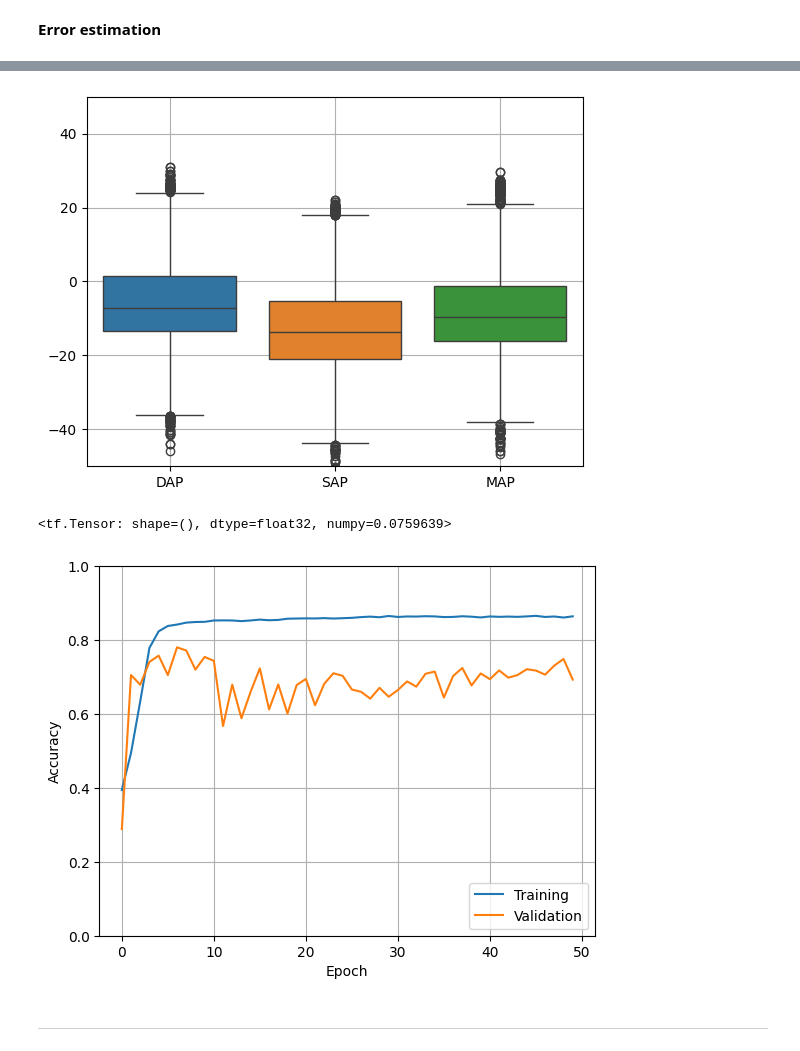
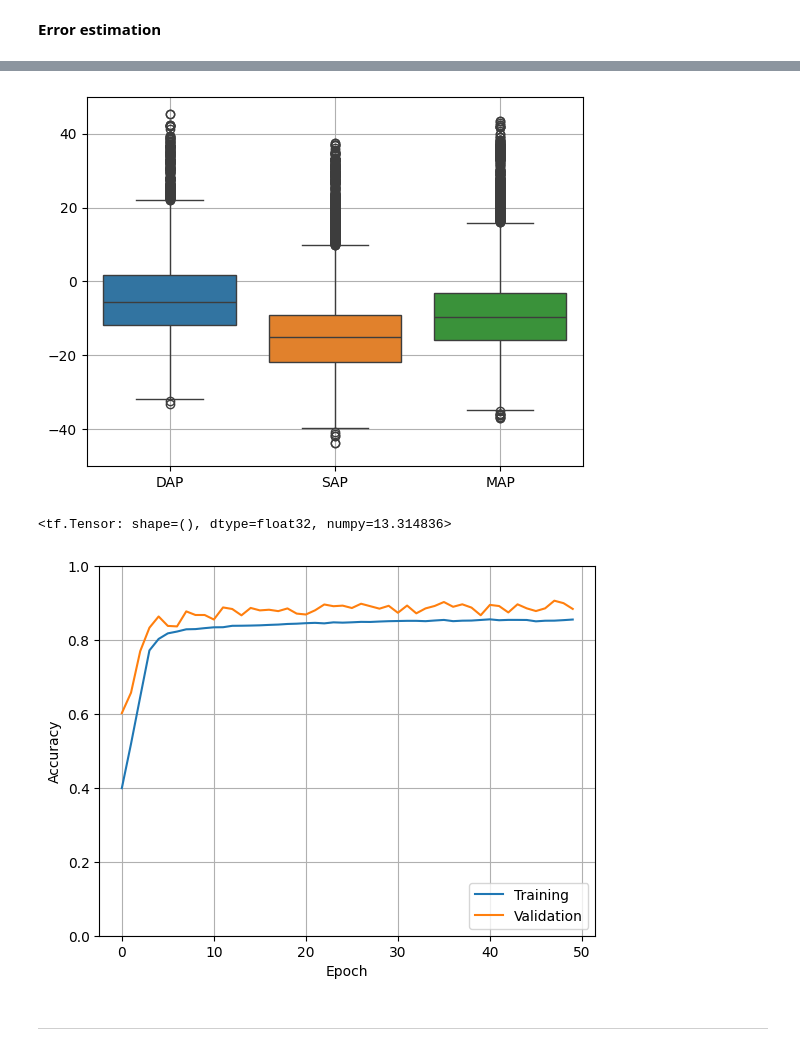
Before and after one commit to EITLabworks/In-Vivo-Data-Driven-Aortic-Pressure-Estimation-from-EIT, a Jupyter notebook: mapper_kerastuner.ipynb, the cells around one changed output, grey strips where cells are left out. Drawn from its saved outputs; the diff is of its cells as text; code cells hidden in the pictures.

```diff
--- a/mapper_kerastuner.ipynb
+++ b/mapper_kerastuner.ipynb
@@ -127,19 +127,12 @@ def build_model(hp):
         # stride dim (0,1)
         hp_strides_0 = hp.Int("units_0_" + str(i), min_value=1, max_value=4, step=1)
         hp_strides_1 = hp.Int("units_1_" + str(i), min_value=2, max_value=4, step=1)
-        hp_activation = hp.Choice(
-            "activation_" + str(i), values=["relu", "elu", "tanh"]
-        )
+        hp_activation = hp.Choice("activation_" + str(i), values=['relu','elu','tanh'])
         hp_dropout = hp.Float("dropout_" + str(i), 0, 1.0, step=0.1)
 
         # create layer
         model.add(
-            keras.layers.Conv2D(
-                hp_units,
-                hp_kernel,
-                strides=(hp_strides_0, hp_strides_1),
-                padding="same",
-            )
+            keras.layers.Conv2D(hp_units, hp_kernel, strides=(hp_strides_0, hp_strides_1), padding="same")
         )
         model.add(keras.layers.BatchNormalization())
         model.add(tf.keras.layers.Activation(hp_activation))
@@ -149,25 +142,23 @@ def build_model(hp):
     # output layer.
     model.add(keras.layers.Dense(output_dim, activation="linear"))
 
-    hp_learning_rate = hp.Choice("learning_rate", values=[1e-2, 1e-3, 1e-4, 1e-5])
+    hp_learning_rate = hp.Choice("learning_rate", values=[1e-2, 1e-3, 1e-4,1e-5])
 
-    model.compile(
-        optimizer=keras.optimizers.Adam(learning_rate=hp_learning_rate),
-        loss=keras.losses.MeanAbsoluteError(),
-        # loss=keras.losses.MeanSquaredError(),
-        metrics=["accuracy"],
-    )
+    model.compile(optimizer=keras.optimizers.Adam(learning_rate=hp_learning_rate),
+                  loss=keras.losses.MeanAbsoluteError(),
+                  # loss=keras.losses.MeanSquaredError(),
+                  metrics=["accuracy"])
     print(model.summary())
 
     return model
 # %%
 tuner = kt.Hyperband(
     build_model,
-    objective="val_accuracy",
+    objective='val_accuracy',
     max_epochs=50,
     factor=2,
-    directory="mapper_tuning",
-    project_name="mapper_tuning_1",
+    directory='mapper_tuning',
+    project_name='mapper_tuning_1'
 )
 # mapper_tuning_1 -> tuned on all pigs with MAE
 # mapper_tuning_2 -> tuned on 9/10 pigs with MAE
@@ -273,0 +240,11 @@ X_expt10, y_expt10, clrs_pig_expt10 = load_augmented_example(
+# %%
+pigs = ["P_{0:02d}_PulHyp".format(i) for i in range(1, 10)]
+print(pigs)
+
+load_path = "/data/PulHypStudie_Check_npz_v2_SNR20/"
+X_expt10, y_expt10, clrs_pig_expt10 = load_augmented_example(
+    load_path, pigs, sample_skip=500, load_samples="upwards"
+)
+X_valid_expt10, y_valid_expt10, clrs_pig_valid_expt10 = load_augmented_example(
+    load_path, pigs, sample_skip=500, load_samples="downwards"
+)
@@ -328,5 +325,5 @@ history = model.fit(
     y_expt10,
     epochs=50,
     batch_size=8,
-    validation_split=0.1,
+    validation_data=(X_valid_expt10, y_valid_expt10),
 )
@@ -387,26 +422,26 @@ plt.savefig(f"src/results/histplot_{m_idx}.png")
 # %%
 sns.boxplot(DF_err)
 plt.grid()
-plt.ylim([-50, 50])
+plt.ylim([-50,50])
 plt.savefig(f"src/results/boxplot_{m_idx}.png")
 # %% [output]
-[figure, old version]
+[figure, new version]
-# %%
-model.loss(y_10, y_pred)
-# %% [output]
-<tf.Tensor: shape=(), dtype=float32, numpy=0.0759639>
+# %%
+model.loss(Y_true,Y_pred)
+# %% [output]
+<tf.Tensor: shape=(), dtype=float32, numpy=13.314836>
 # %%
 plt.plot(history.history["accuracy"], label="Training")
 plt.plot(history.history["val_accuracy"], label="Validation")
 plt.grid()
-plt.ylim([0, 1.0])
+plt.ylim([0,1.])
 plt.xlabel("Epoch")
 plt.ylabel("Accuracy")
 plt.legend(loc="lower right")
 plt.savefig(f"src/results/accrcy_{m_idx}.png")
 plt.show()
 # %% [output]
-[figure, old version]
+[figure, new version]
 # %% [markdown]
 ___
 # %% [markdown]
```
Also changed, not shown: parts of 28 cells of this notebook, 2 other files.
